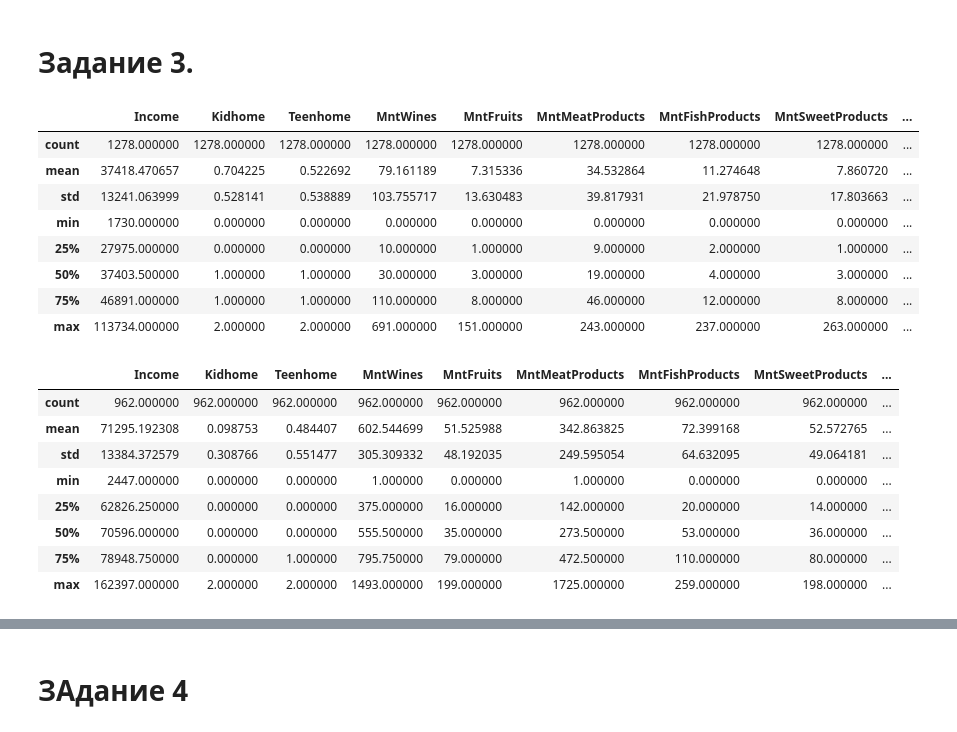
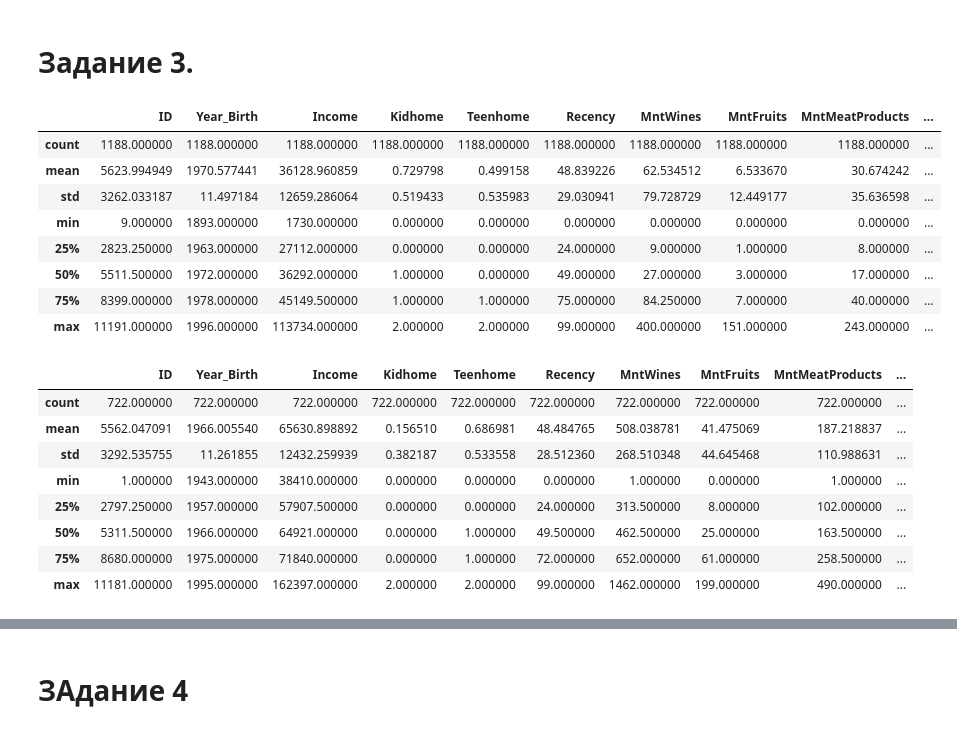
Before and after one commit to Kuma102/pair-work, a Jupyter notebook: Duo_Work.ipynb, the cells around one changed output, grey strips where cells are left out. Cells and saved outputs as stored; diff of their text form; code cells hidden in the pictures.

```diff
--- a/Duo_Work.ipynb
+++ b/Duo_Work.ipynb
@@ -266,7 +307,7 @@ sns.heatmap(data=mc_corr, annot=True, linewidths=5)
 from sklearn import metrics
 from sklearn.metrics import silhouette_score, davies_bouldin_score, calinski_harabasz_score
 # %%
-x=mc[['Income', 'MntWines','MntMeatProducts','NumStorePurchases']]
+x=df[['Income', 'MntWines','MntMeatProducts','NumStorePurchases']]
 x.head()
 # %% [output]
 |  | Income | MntWines | MntMeatProducts | NumStorePurchases |
@@ -309,8 +350,8 @@ plt.show()
 ## KMeans
 # %%
 # Обучение модели
-Kmeans = KMeans(n_clusters=2,random_state=42)
+Kmeans = KMeans(n_clusters=3,random_state=42)
 kmeans_cluster = Kmeans.fit_predict(x_scaled)
-mc['kmeans_cluster'] = kmeans_cluster
+df['kmeans_cluster'] = kmeans_cluster
 # %%
 # Вывод случайных пяти строк
@@ -355,6 +396,6 @@ hc=AgglomerativeClustering(n_clusters=3, linkage='ward')
 y_hc=hc.fit_predict(x_scaled)
 # %%
 # Добавление столбца с кластерами
-mc['agglomerative_cluster']=y_hc
-mc.sample(5)
+df['agglomerative_cluster']=y_hc
+df.sample(5)
 # %% [output]
@@ -395,6 +436,6 @@ dbscan=DBSCAN(eps=0.3, min_samples=3)
 dbscan_cluster=dbscan.fit_predict(x_scaled)
 # %%
 # Добавление нового столбца с кластерами
-mc['dbscan_cluster']=dbscan_cluster
-mc.sample(5)
+df['dbscan_cluster']=dbscan_cluster
+df.sample(5)
 # %% [output]
@@ -430,26 +471,28 @@ Calinski harabasz score: 64.32639032991909
 # %% [markdown]
 # Задание 3.
 # %%
-mc[mc['kmeans_cluster']==0].describe()
+# Выведем статистику первого класстера
+df[df['kmeans_cluster']==0].describe()
 # %% [output]
-|  | Income | Kidhome | Teenhome | MntWines | MntFruits | MntMeatProducts | MntFishProducts | MntSweetProducts | ... |
-| count | 1278.000000 | 1278.000000 | 1278.000000 | 1278.000000 | 1278.000000 | 1278.000000 | 1278.000000 | 1278.000000 | ... |
-| mean | 37418.470657 | 0.704225 | 0.522692 | 79.161189 | 7.315336 | 34.532864 | 11.274648 | 7.860720 | ... |
-| std | 13241.063999 | 0.528141 | 0.538889 | 103.755717 | 13.630483 | 39.817931 | 21.978750 | 17.803663 | ... |
-| min | 1730.000000 | 0.000000 | 0.000000 | 0.000000 | 0.000000 | 0.000000 | 0.000000 | 0.000000 | ... |
-| 25% | 27975.000000 | 0.000000 | 0.000000 | 10.000000 | 1.000000 | 9.000000 | 2.000000 | 1.000000 | ... |
-| 50% | 37403.500000 | 1.000000 | 1.000000 | 30.000000 | 3.000000 | 19.000000 | 4.000000 | 3.000000 | ... |
-| 75% | 46891.000000 | 1.000000 | 1.000000 | 110.000000 | 8.000000 | 46.000000 | 12.000000 | 8.000000 | ... |
-| max | 113734.000000 | 2.000000 | 2.000000 | 691.000000 | 151.000000 | 243.000000 | 237.000000 | 263.000000 | ... |
+|  | ID | Year_Birth | Income | Kidhome | Teenhome | Recency | MntWines | MntFruits | MntMeatProducts | ... |
+| count | 1188.000000 | 1188.000000 | 1188.000000 | 1188.000000 | 1188.000000 | 1188.000000 | 1188.000000 | 1188.000000 | 1188.000000 | ... |
+| mean | 5623.994949 | 1970.577441 | 36128.960859 | 0.729798 | 0.499158 | 48.839226 | 62.534512 | 6.533670 | 30.674242 | ... |
+| std | 3262.033187 | 11.497184 | 12659.286064 | 0.519433 | 0.535983 | 29.030941 | 79.728729 | 12.449177 | 35.636598 | ... |
+| min | 9.000000 | 1893.000000 | 1730.000000 | 0.000000 | 0.000000 | 0.000000 | 0.000000 | 0.000000 | 0.000000 | ... |
+| 25% | 2823.250000 | 1963.000000 | 27112.000000 | 0.000000 | 0.000000 | 24.000000 | 9.000000 | 1.000000 | 8.000000 | ... |
+| 50% | 5511.500000 | 1972.000000 | 36292.000000 | 1.000000 | 0.000000 | 49.000000 | 27.000000 | 3.000000 | 17.000000 | ... |
+| 75% | 8399.000000 | 1978.000000 | 45149.500000 | 1.000000 | 1.000000 | 75.000000 | 84.250000 | 7.000000 | 40.000000 | ... |
+| max | 11191.000000 | 1996.000000 | 113734.000000 | 2.000000 | 2.000000 | 99.000000 | 400.000000 | 151.000000 | 243.000000 | ... |
 # %%
-mc[mc['kmeans_cluster']==1].describe()
+# Веведем статистику второго класстера
+df[df['kmeans_cluster']==1].describe()
 # %% [output]
-|  | Income | Kidhome | Teenhome | MntWines | MntFruits | MntMeatProducts | MntFishProducts | MntSweetProducts | ... |
-| count | 962.000000 | 962.000000 | 962.000000 | 962.000000 | 962.000000 | 962.000000 | 962.000000 | 962.000000 | ... |
-| mean | 71295.192308 | 0.098753 | 0.484407 | 602.544699 | 51.525988 | 342.863825 | 72.399168 | 52.572765 | ... |
-| std | 13384.372579 | 0.308766 | 0.551477 | 305.309332 | 48.192035 | 249.595054 | 64.632095 | 49.064181 | ... |
-| min | 2447.000000 | 0.000000 | 0.000000 | 1.000000 | 0.000000 | 1.000000 | 0.000000 | 0.000000 | ... |
-| 25% | 62826.250000 | 0.000000 | 0.000000 | 375.000000 | 16.000000 | 142.000000 | 20.000000 | 14.000000 | ... |
-| 50% | 70596.000000 | 0.000000 | 0.000000 | 555.500000 | 35.000000 | 273.500000 | 53.000000 | 36.000000 | ... |
-| 75% | 78948.750000 | 0.000000 | 1.000000 | 795.750000 | 79.000000 | 472.500000 | 110.000000 | 80.000000 | ... |
-| max | 162397.000000 | 2.000000 | 2.000000 | 1493.000000 | 199.000000 | 1725.000000 | 259.000000 | 198.000000 | ... |
+|  | ID | Year_Birth | Income | Kidhome | Teenhome | Recency | MntWines | MntFruits | MntMeatProducts | ... |
+| count | 722.000000 | 722.000000 | 722.000000 | 722.000000 | 722.000000 | 722.000000 | 722.000000 | 722.000000 | 722.000000 | ... |
+| mean | 5562.047091 | 1966.005540 | 65630.898892 | 0.156510 | 0.686981 | 48.484765 | 508.038781 | 41.475069 | 187.218837 | ... |
+| std | 3292.535755 | 11.261855 | 12432.259939 | 0.382187 | 0.533558 | 28.512360 | 268.510348 | 44.645468 | 110.988631 | ... |
+| min | 1.000000 | 1943.000000 | 38410.000000 | 0.000000 | 0.000000 | 0.000000 | 1.000000 | 0.000000 | 1.000000 | ... |
+| 25% | 2797.250000 | 1957.000000 | 57907.500000 | 0.000000 | 0.000000 | 24.000000 | 313.500000 | 8.000000 | 102.000000 | ... |
+| 50% | 5311.500000 | 1966.000000 | 64921.000000 | 0.000000 | 1.000000 | 49.500000 | 462.500000 | 25.000000 | 163.500000 | ... |
+| 75% | 8680.000000 | 1975.000000 | 71840.000000 | 0.000000 | 1.000000 | 72.000000 | 652.000000 | 61.000000 | 258.500000 | ... |
+| max | 11181.000000 | 1995.000000 | 162397.000000 | 2.000000 | 2.000000 | 99.000000 | 1462.000000 | 199.000000 | 490.000000 | ... |
```
Also changed, not shown: parts of 34 cells of this notebook.
